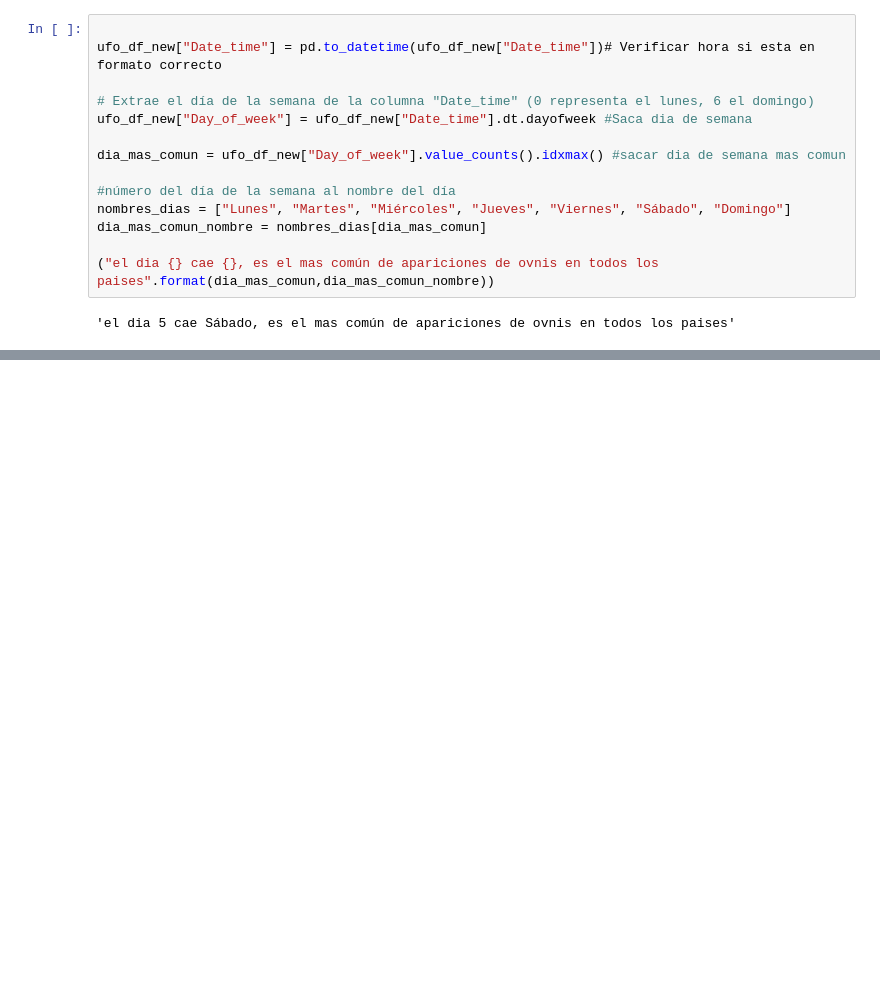
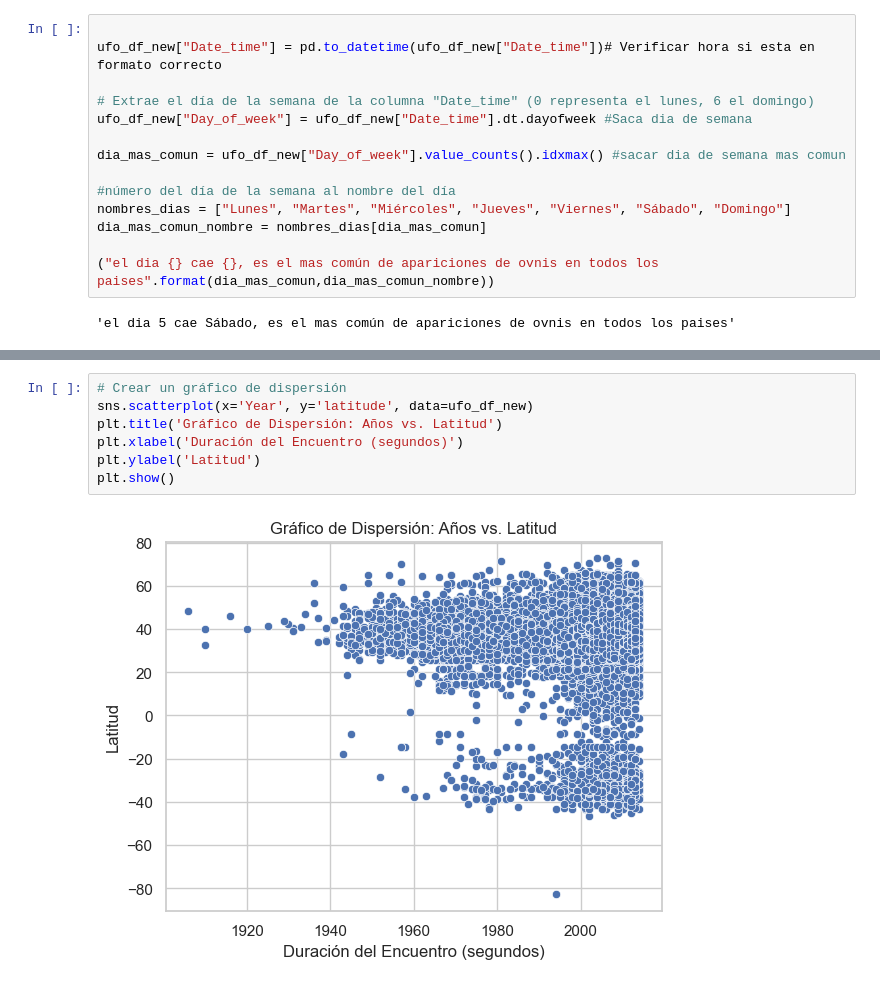
Before and after one commit to awchacon/first_project, a Jupyter notebook: first_project.ipynb, the cells around one changed output, grey strips where cells are left out. Cells and saved outputs as stored; diff of their text form; blank space fills up the shorter version.

```diff
--- a/first_project.ipynb
+++ b/first_project.ipynb
@@ -512,0 +608,9 @@ dia_mas_comun_nombre = nombres_dias[dia_mas_comun]
+# %%
+# Crear un gráfico de dispersión
+sns.scatterplot(x='Year', y='latitude', data=ufo_df_new)
+plt.title('Gráfico de Dispersión: Años vs. Latitud')
+plt.xlabel('Duración del Encuentro (segundos)')
+plt.ylabel('Latitud')
+plt.show()
+# %% [output]
+[figure, added]
```
Also changed, not shown: parts of 37 cells of this notebook.
